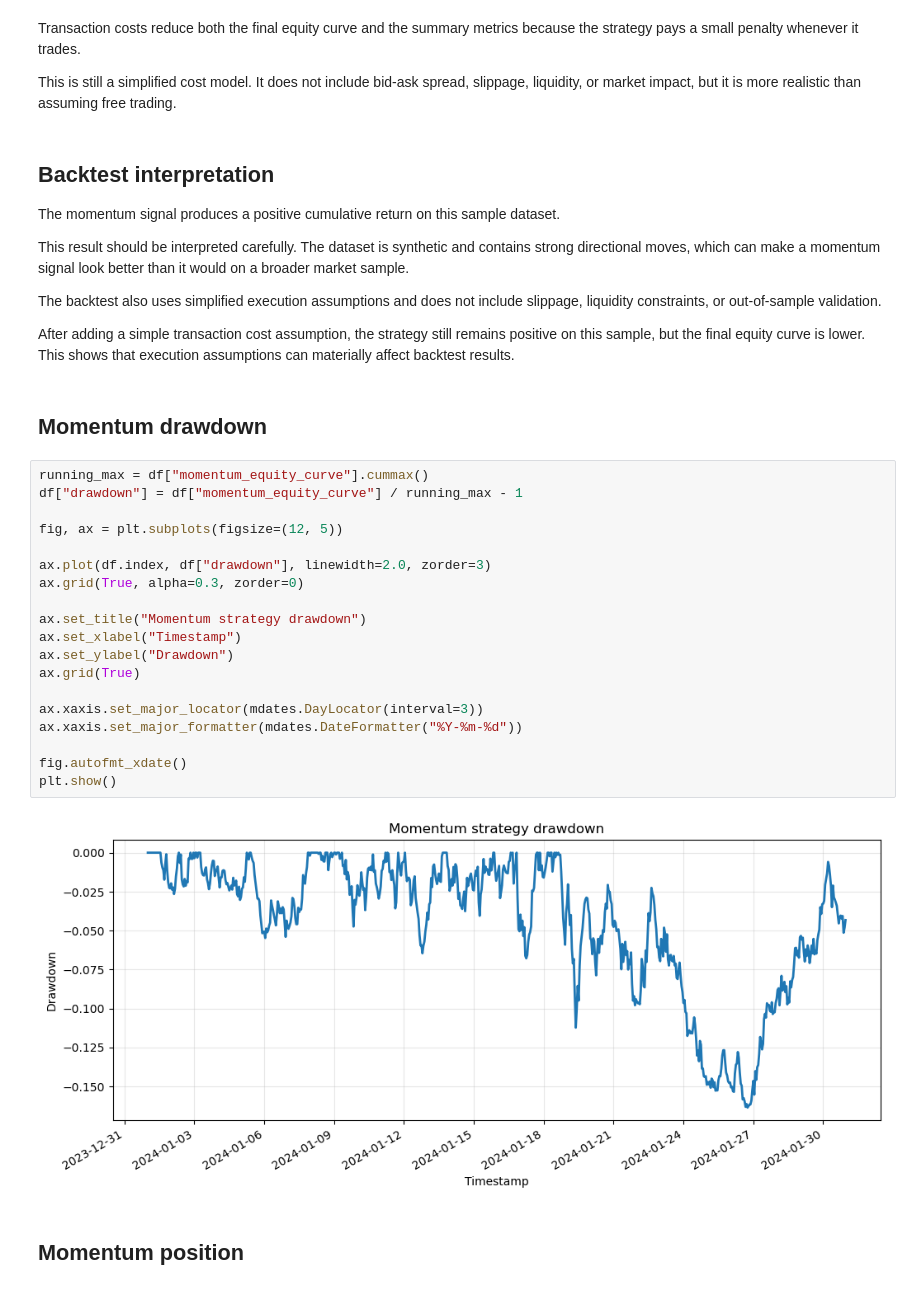
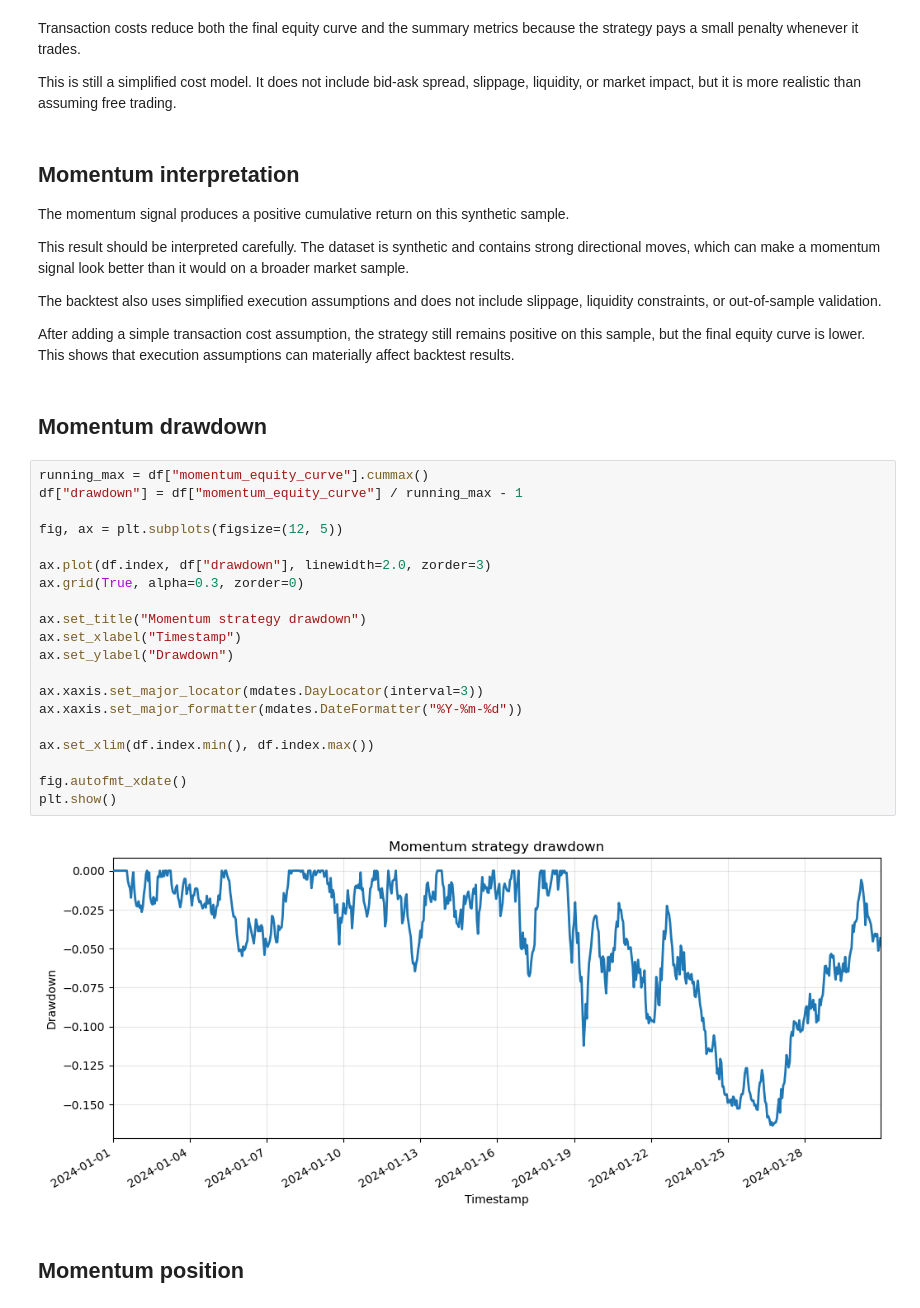
Before and after one commit to Piotr-Gala/market-signal-lab, a Jupyter notebook: notebooks/market_signal_analysis_volatile_sample.ipynb, the cells around one changed output. Drawn from its saved outputs; the diff is of its cells as text.

```diff
--- a/notebooks/market_signal_analysis_volatile_sample.ipynb
+++ b/notebooks/market_signal_analysis_volatile_sample.ipynb
@@ -332,9 +342,9 @@ Transaction costs reduce both the final equity curve and the summary metrics bec
 
 This is still a simplified cost model. It does not include bid-ask spread, slippage, liquidity, or market impact, but it is more realistic than assuming free trading.
 # %% [markdown]
-## Backtest interpretation
+## Momentum interpretation
 
-The momentum signal produces a positive cumulative return on this sample dataset.
+The momentum signal produces a positive cumulative return on this synthetic sample.
 
 This result should be interpreted carefully. The dataset is synthetic and contains strong directional moves, which can make a momentum signal look better than it would on a broader market sample.
 
@@ -346,24 +356,25 @@ After adding a simple transaction cost assumption, the strategy still remains po
 # %%
 running_max = df["momentum_equity_curve"].cummax()
 df["drawdown"] = df["momentum_equity_curve"] / running_max - 1
 
 fig, ax = plt.subplots(figsize=(12, 5))
 
 ax.plot(df.index, df["drawdown"], linewidth=2.0, zorder=3)
 ax.grid(True, alpha=0.3, zorder=0)
 
 ax.set_title("Momentum strategy drawdown")
 ax.set_xlabel("Timestamp")
 ax.set_ylabel("Drawdown")
-ax.grid(True)
 
 ax.xaxis.set_major_locator(mdates.DayLocator(interval=3))
 ax.xaxis.set_major_formatter(mdates.DateFormatter("%Y-%m-%d"))
 
+ax.set_xlim(df.index.min(), df.index.max())
+
 fig.autofmt_xdate()
 plt.show()
 # %% [output]
-[figure, old version]
+[figure, new version]
 # %% [markdown]
 ## Momentum position
 # %%
```
Also changed, not shown: parts of 14 cells of this notebook.
